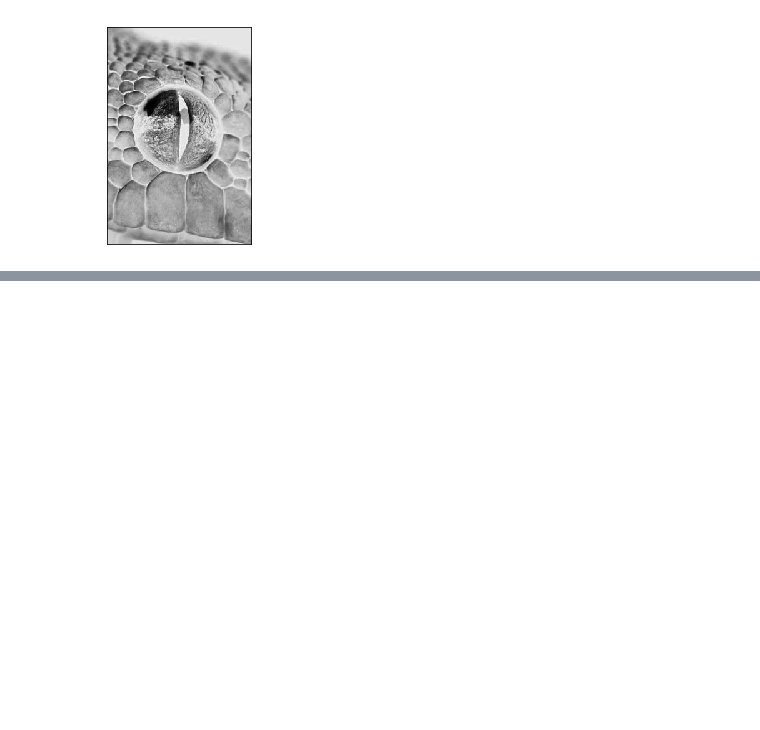
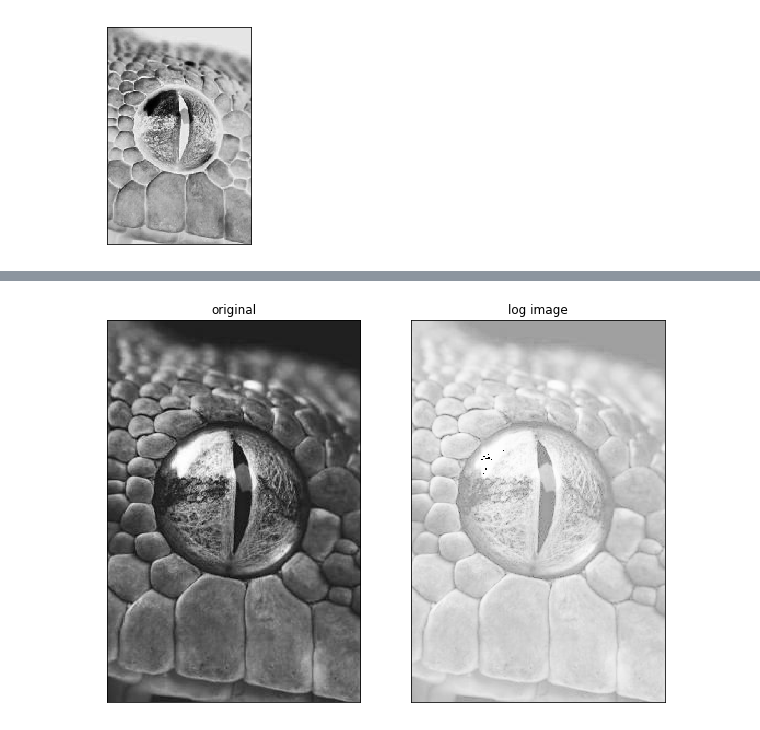
Before and after one commit to jej24/INTERPOL, a Jupyter notebook: INTERPOLACION.ipynb, the cells around one changed output, grey strips where cells are left out. Cells and saved outputs as stored; diff of their text form; code cells hidden in the pictures; blank space fills up the shorter version.

```diff
--- a/INTERPOLACION.ipynb
+++ b/INTERPOLACION.ipynb
@@ -170,0 +187,19 @@ plt.xticks([]),plt.yticks([])
+# %%
+import cv2
+import numpy as np
+
+img = cv2.imread('ojo.jpg')
+
+#apply log tranform
+
+img_log = (np.log(img+1)/(np.log(1+np.max(img))))*255
+
+#specify the dat type
+
+img_log = np.array(img_log, dtype= np.uint8)
+
+#display the image
+
+display22(img, img_log, 'original', 'log image')
+# %% [output]
+[figure, added]
```
Also changed, not shown: parts of 2 cells of this notebook.
